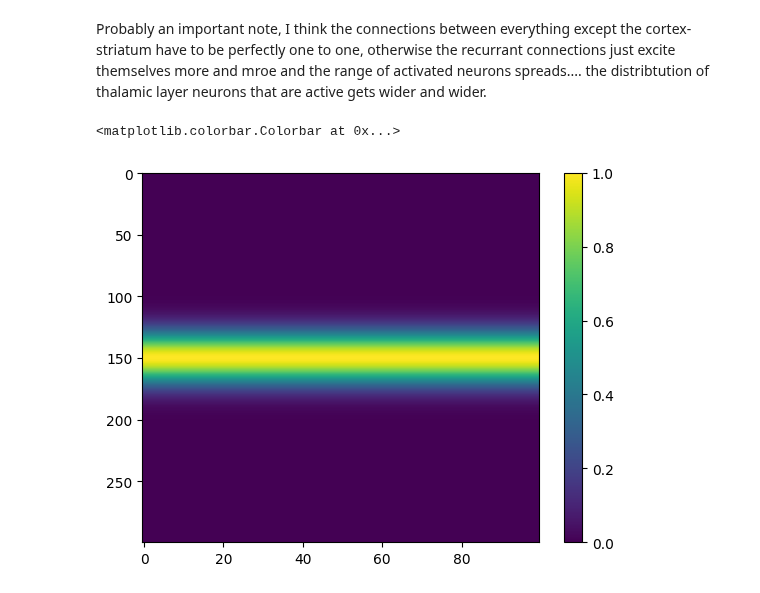
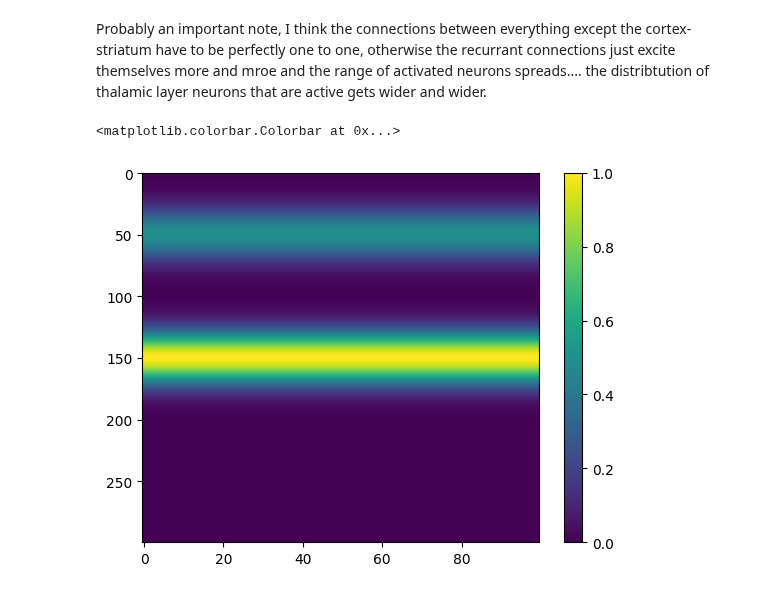
Before and after one commit to joncannon/Thesis, a Jupyter notebook: bg_attractor.ipynb, the cells around one changed output. Cells and saved outputs as stored; diff of their text form; code cells hidden in the pictures.

```diff
--- a/bg_attractor.ipynb
+++ b/bg_attractor.ipynb
@@ -184,20 +184,20 @@ class b_ganglia:
 # %%
 #like the first time we did this, making some input sequences...
 ### case 1, simple Gaussian bump about a third of the way into the line
 n_units = 300
 n_steps = 100
 sd = 15
 case1 = np.zeros((n_units,n_steps))
 
 unit_ids = np.arange(0,n_units,1)
 for i in range(0,n_steps):
-    case1[:,i] = stats.norm.pdf(unit_ids,150, sd) / np.max(stats.norm.pdf(unit_ids,50, sd))
+    case1[:,i] = stats.norm.pdf(unit_ids,150, sd) / np.max(stats.norm.pdf(unit_ids,150, sd)) + stats.norm.pdf(unit_ids,50, sd) / np.max(stats.norm.pdf(unit_ids,50, sd)) * 0.5
 
 plt.imshow(case1,aspect="auto")
 plt.colorbar()
 # %% [output]
 <matplotlib.colorbar.Colorbar at 0x...>
-[figure, old version]
+[figure, new version]
 # %%
 bg = b_ganglia(n_loops=300, time_steps=100, exc_spread1=10)
 bg.run(99,case1,np.ones(300))
```
Also changed, not shown: parts of 2 cells of this notebook.
